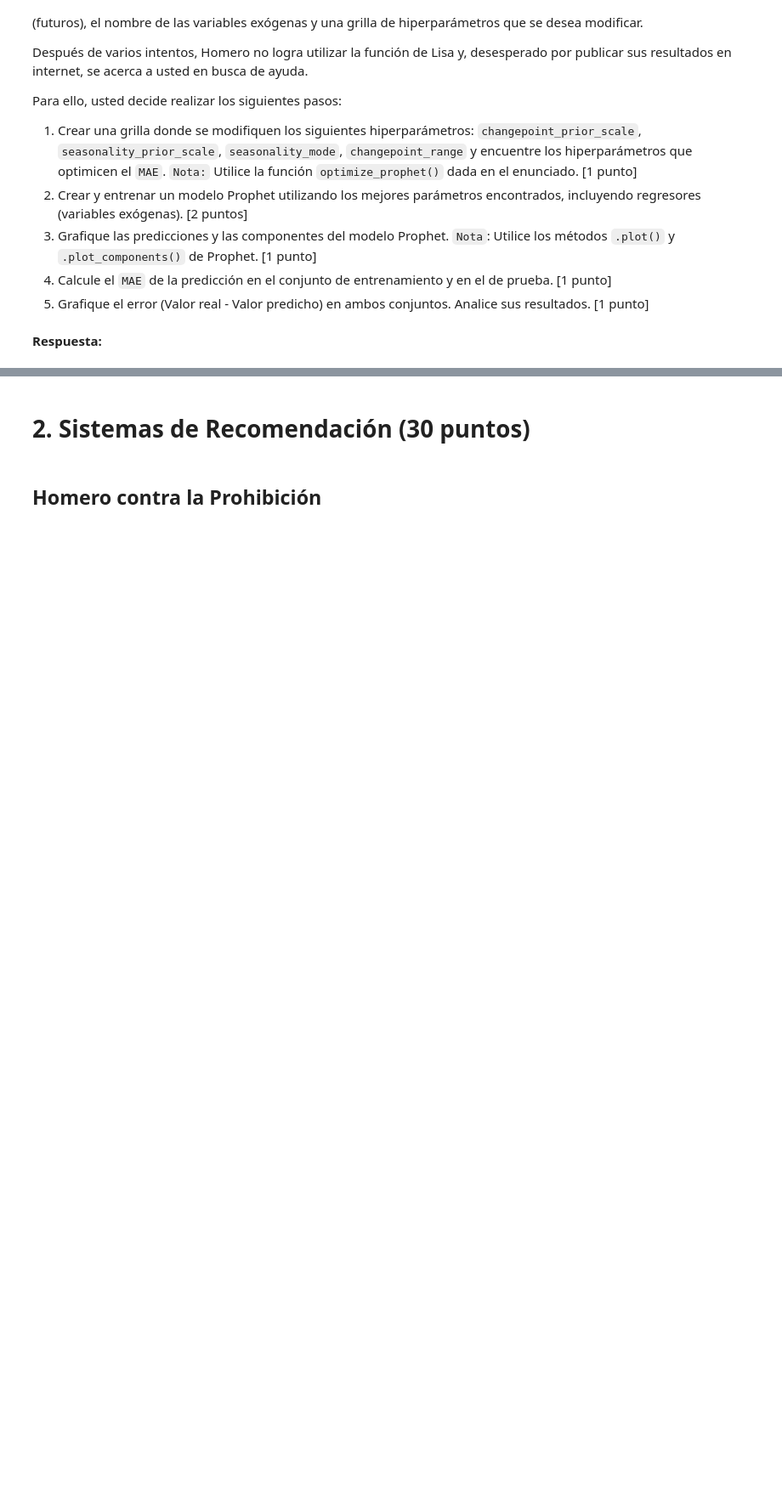
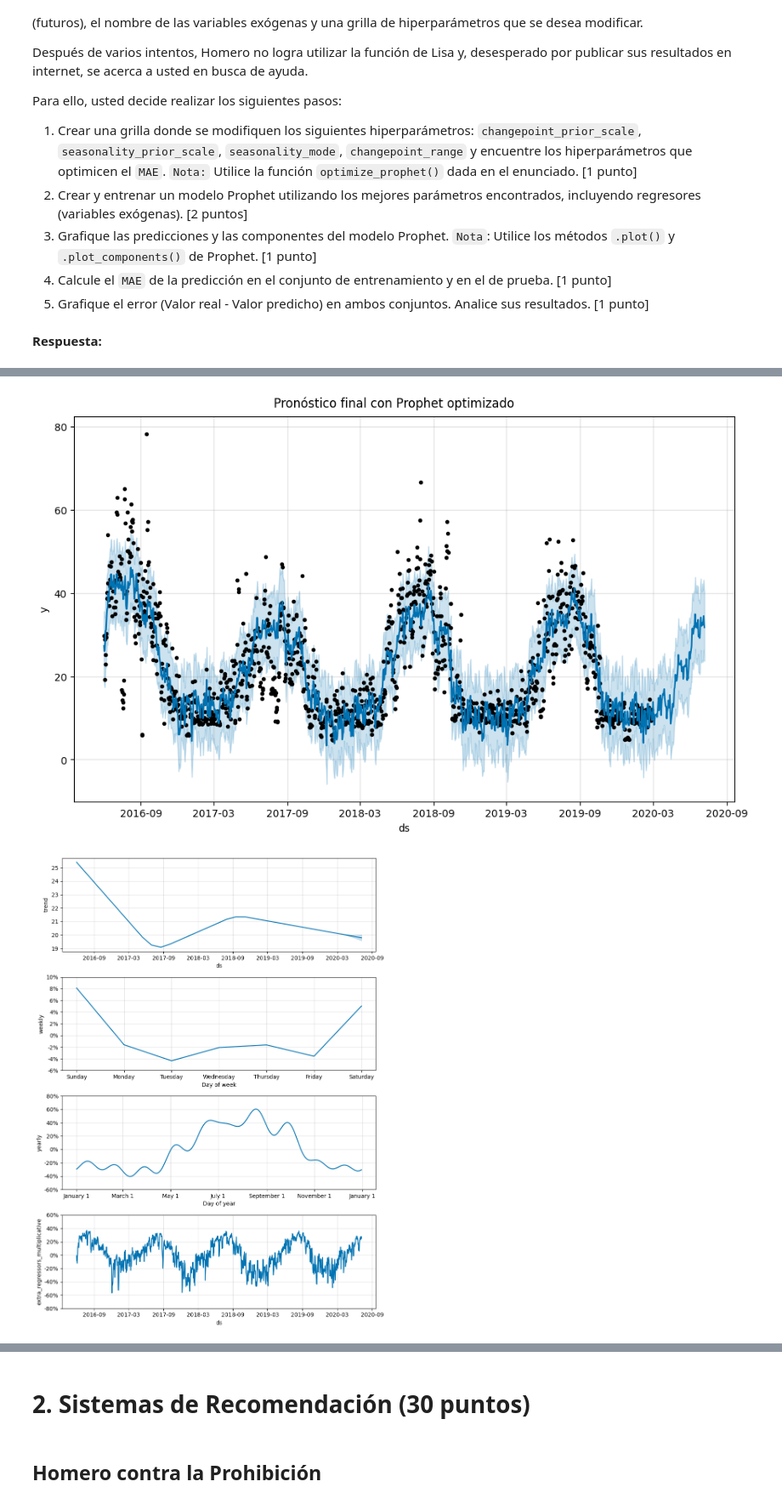
Before and after one commit to jesuvalenzuela/NanSquad, a Jupyter notebook: Lab10/Lab10_enunciado.ipynb, the cells around one changed output, grey strips where cells are left out. Shown at 85% size. Drawn from its saved outputs; the diff is of its cells as text; code cells hidden in the pictures; blank space fills up the shorter version.

```diff
--- a/Lab10/Lab10_enunciado.ipynb
+++ b/Lab10/Lab10_enunciado.ipynb
@@ -303,0 +980,31 @@ def optimize_prophet(df, df_to_pred, features, param_grid ):
+# %%
+# Pronóstico final en todo el rango
+forecast_best["ds"] = pd.to_datetime(forecast_best["ds"])
+train_mask = forecast_best["ds"].isin(train_prophet_lag["ds"])
+test_mask  = forecast_best["ds"].isin(test_prophet_lag["ds"])
+
+# 1) Grafo oficial de Prophet
+fig1 = m_best.plot(forecast_best)  # .plot() de Prophet
+fig1.suptitle("Pronóstico final con Prophet optimizado", y=1.02)
+
+# 2) Componentes (tendencia, estacionalidades y regresores)
+fig2 = m_best.plot_components(forecast_best)  # .plot_components()
+
+# 3) Residuos (real - predicho)
+import matplotlib.pyplot as plt
+import pandas as pd
+
+df_all = pd.concat([train_prophet_lag, test_prophet_lag], ignore_index=True)
+res = df_all.merge(forecast_best[["ds", "yhat"]], on="ds", how="left")
+res["error"] = res["y"] - res["yhat"]
+
+plt.figure(figsize=(12,4))
+plt.plot(res["ds"], res["error"])
+plt.axhline(0, color="k", linestyle="--")
+plt.axvline(pd.to_datetime("2020-03-01"), color="k", linestyle="--", alpha=0.7)  # corte train/test (si corresponde)
+plt.title("Error (Real - Predicho) con Prophet optimizado")
+plt.tight_layout()
+plt.show()
+# %% [output]
+[figure, added]
+[figure, added]
```
Also changed, not shown: parts of 41 cells of this notebook.
